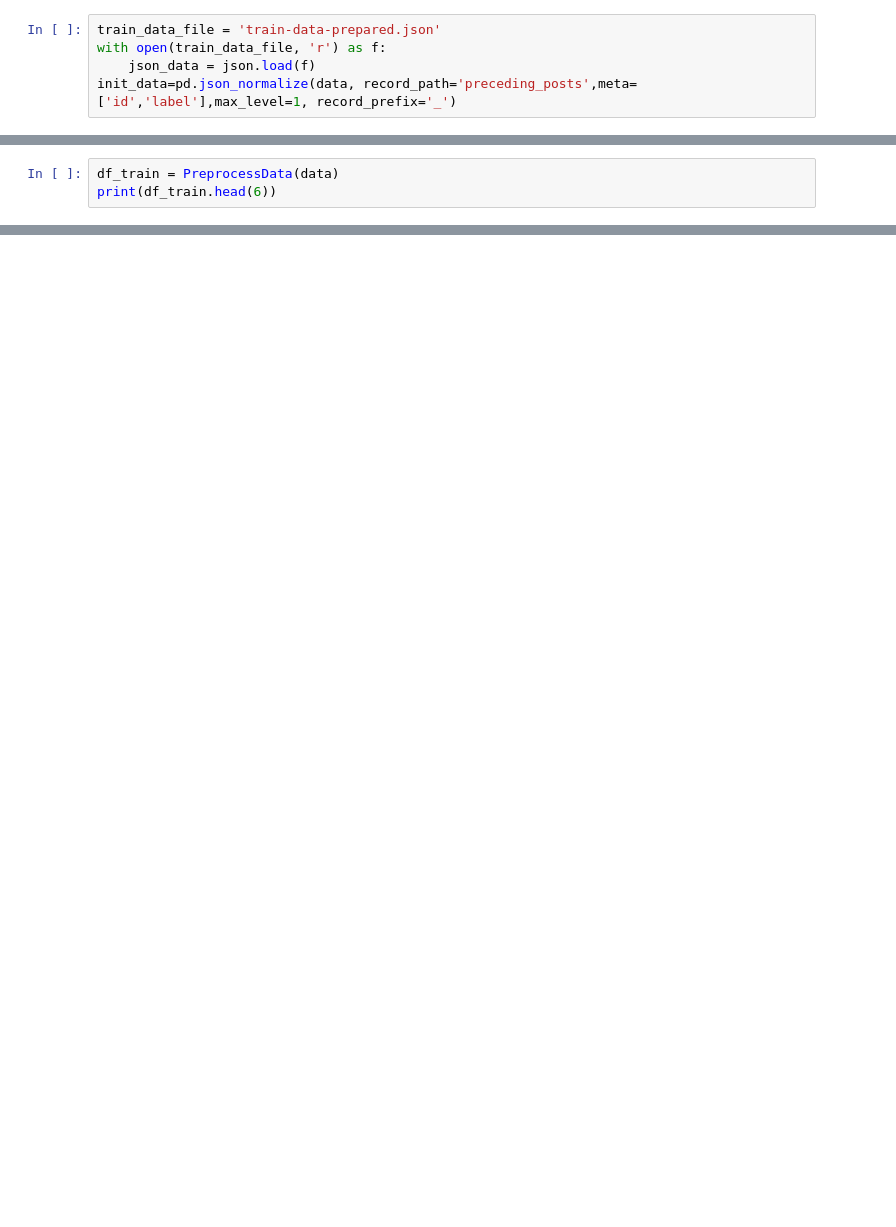
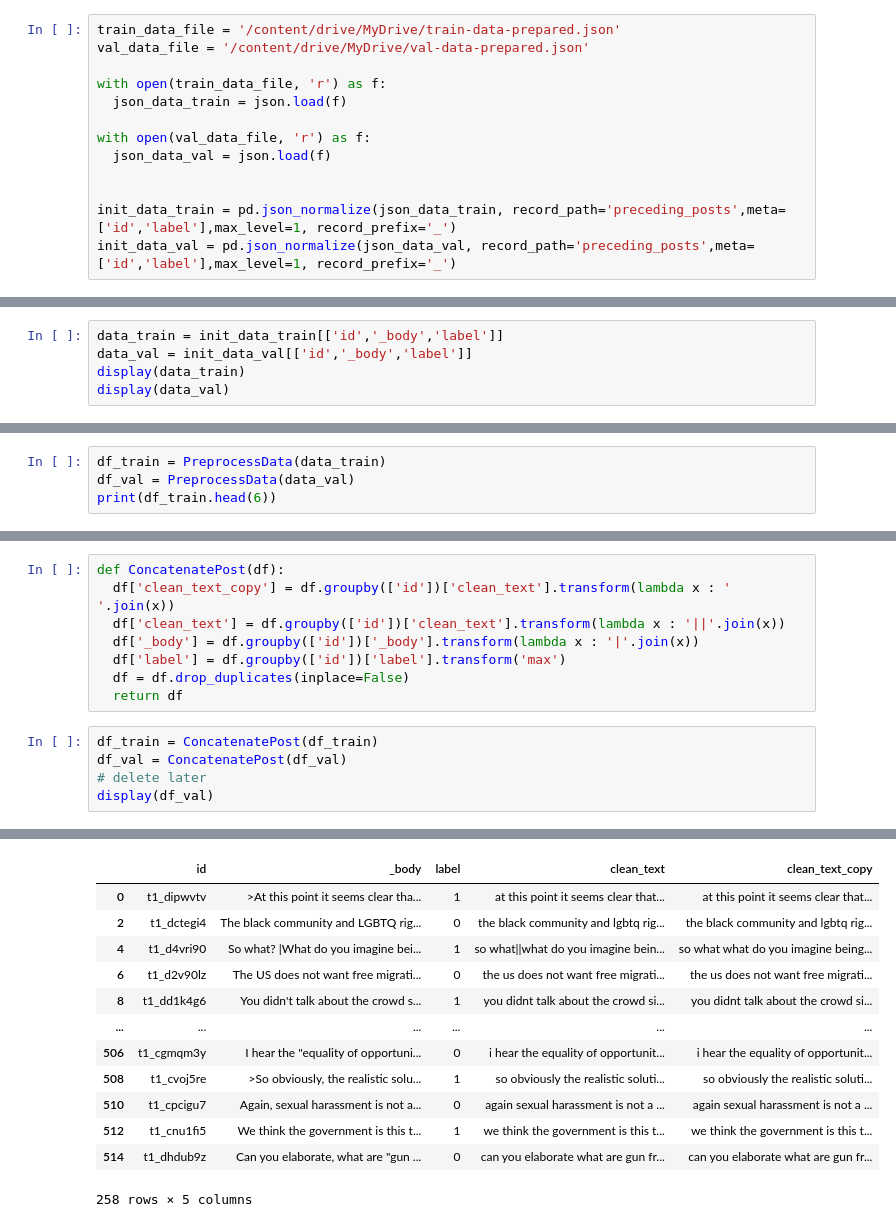
Before and after one commit to siddhanth123/Computational_argumentation, a Jupyter notebook: Assignment3/Argument_assessment.ipynb, the cells around one changed output, grey strips where cells are left out. Cells and saved outputs as stored; diff of their text form; blank space fills up the shorter version.

```diff
--- a/Assignment3/Argument_assessment.ipynb
+++ b/Assignment3/Argument_assessment.ipynb
@@ -7,7 +13,15 @@ import json
 
 nlp = spacy.load("en_core_web_sm")
 # %%
-train_data_file = 'train-data-prepared.json'
+train_data_file = '/content/drive/MyDrive/train-data-prepared.json'
+val_data_file = '/content/drive/MyDrive/val-data-prepared.json'
+
 with open(train_data_file, 'r') as f:
-    json_data = json.load(f)
-init_data=pd.json_normalize(data, record_path='preceding_posts',meta= ['id','label'],max_level=1, record_prefix='_')
+  json_data_train = json.load(f)
+
+with open(val_data_file, 'r') as f:
+  json_data_val = json.load(f)
+
+
+init_data_train = pd.json_normalize(json_data_train, record_path='preceding_posts',meta= ['id','label'],max_level=1, record_prefix='_')
+init_data_val = pd.json_normalize(json_data_val, record_path='preceding_posts',meta= ['id','label'],max_level=1, record_prefix='_')
@@ -15,0 +31,5 @@ data = init_data[['id','_body','label']]
+# %%
+data_train = init_data_train[['id','_body','label']]
+data_val = init_data_val[['id','_body','label']]
+display(data_train)
+display(data_val)
@@ -24,4 +70,5 @@ def PreprocessData(df):
 # %%
-df_train = PreprocessData(data)
+df_train = PreprocessData(data_train)
+df_val = PreprocessData(data_val)
 print(df_train.head(6))
 # %% [output]
@@ -62,0 +104,14 @@ See the caveats in the documentation: https://pandas.pydata.org/pandas-docs/stab
+# %%
+def ConcatenatePost(df):
+  df['clean_text_copy'] = df.groupby(['id'])['clean_text'].transform(lambda x : ' '.join(x))
+  df['clean_text'] = df.groupby(['id'])['clean_text'].transform(lambda x : '||'.join(x))
+  df['_body'] = df.groupby(['id'])['_body'].transform(lambda x : '|'.join(x))
+  df['label'] = df.groupby(['id'])['label'].transform('max')
+  df = df.drop_duplicates(inplace=False)
+  return df
+# %%
+df_train = ConcatenatePost(df_train)
+df_val = ConcatenatePost(df_val)
+# delete later
+display(df_val)
+# %% [output]
@@ -62,0 +138,13 @@ See the caveats in the documentation: https://pandas.pydata.org/pandas-docs/stab
+|  | id | _body | label | clean_text | clean_text_copy |
+| 0 | t1_dipwvtv | >At this point it seems clear tha... | 1 | at this point it seems clear that... | at this point it seems clear that... |
+| 2 | t1_dctegi4 | The black community and LGBTQ rig... | 0 | the black community and lgbtq rig... | the black community and lgbtq rig... |
+| 4 | t1_d4vri90 | So what? |What do you imagine bei... | 1 | so what||what do you imagine bein... | so what what do you imagine being... |
+| 6 | t1_d2v90lz | The US does not want free migrati... | 0 | the us does not want free migrati... | the us does not want free migrati... |
+| 8 | t1_dd1k4g6 | You didn't talk about the crowd s... | 1 | you didnt talk about the crowd si... | you didnt talk about the crowd si... |
+| ... | ... | ... | ... | ... | ... |
+| 506 | t1_cgmqm3y | I hear the "equality of opportuni... | 0 | i hear the equality of opportunit... | i hear the equality of opportunit... |
+| 508 | t1_cvoj5re | >So obviously, the realistic solu... | 1 | so obviously the realistic soluti... | so obviously the realistic soluti... |
+| 510 | t1_cpcigu7 | Again, sexual harassment is not a... | 0 | again sexual harassment is not a ... | again sexual harassment is not a ... |
+| 512 | t1_cnu1fi5 | We think the government is this t... | 1 | we think the government is this t... | we think the government is this t... |
+| 514 | t1_dhdub9z | Can you elaborate, what are "gun ... | 0 | can you elaborate what are gun fr... | can you elaborate what are gun fr... |
+258 rows × 5 columns
```
Also changed, not shown: parts of 23 cells of this notebook, 2 other files.
